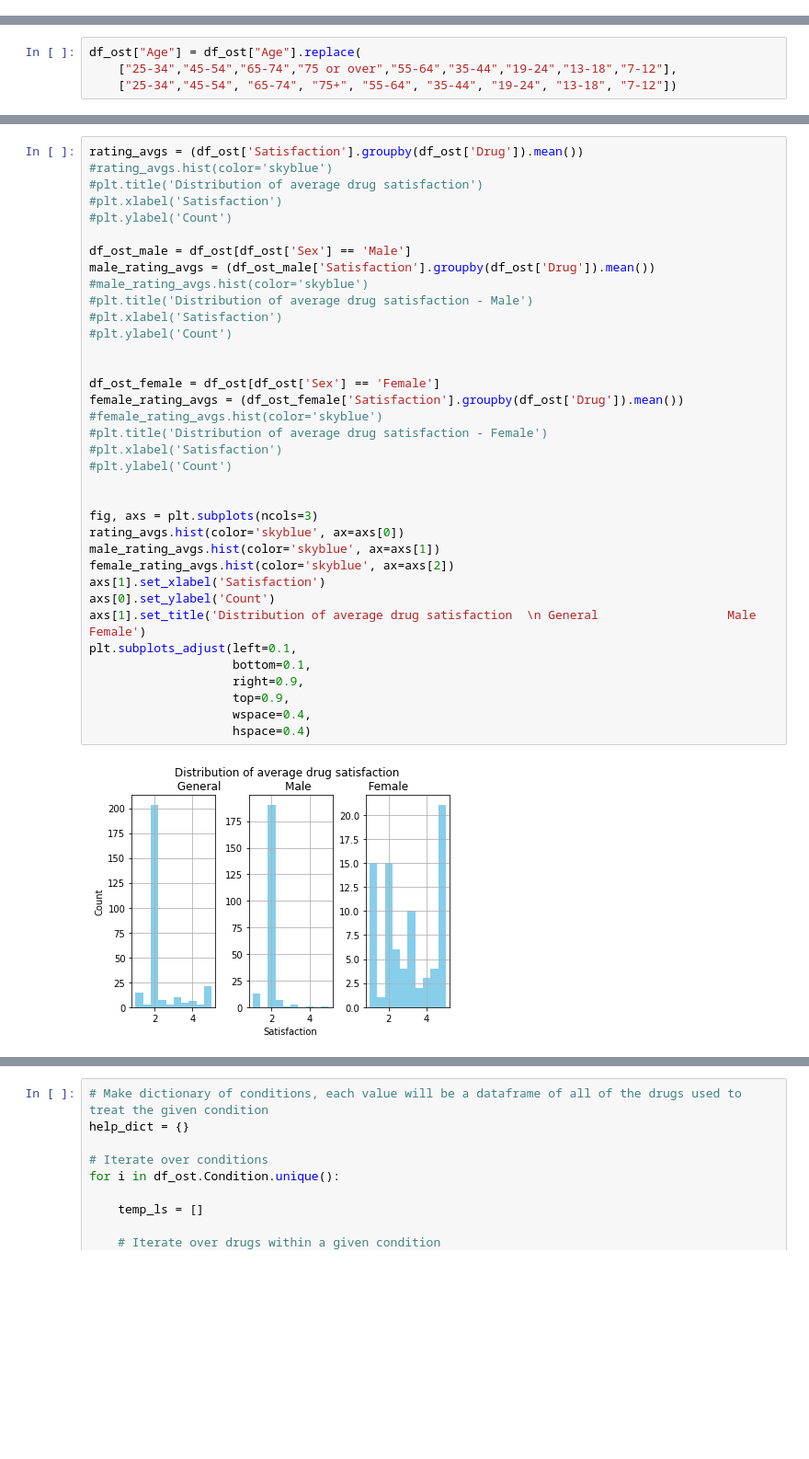
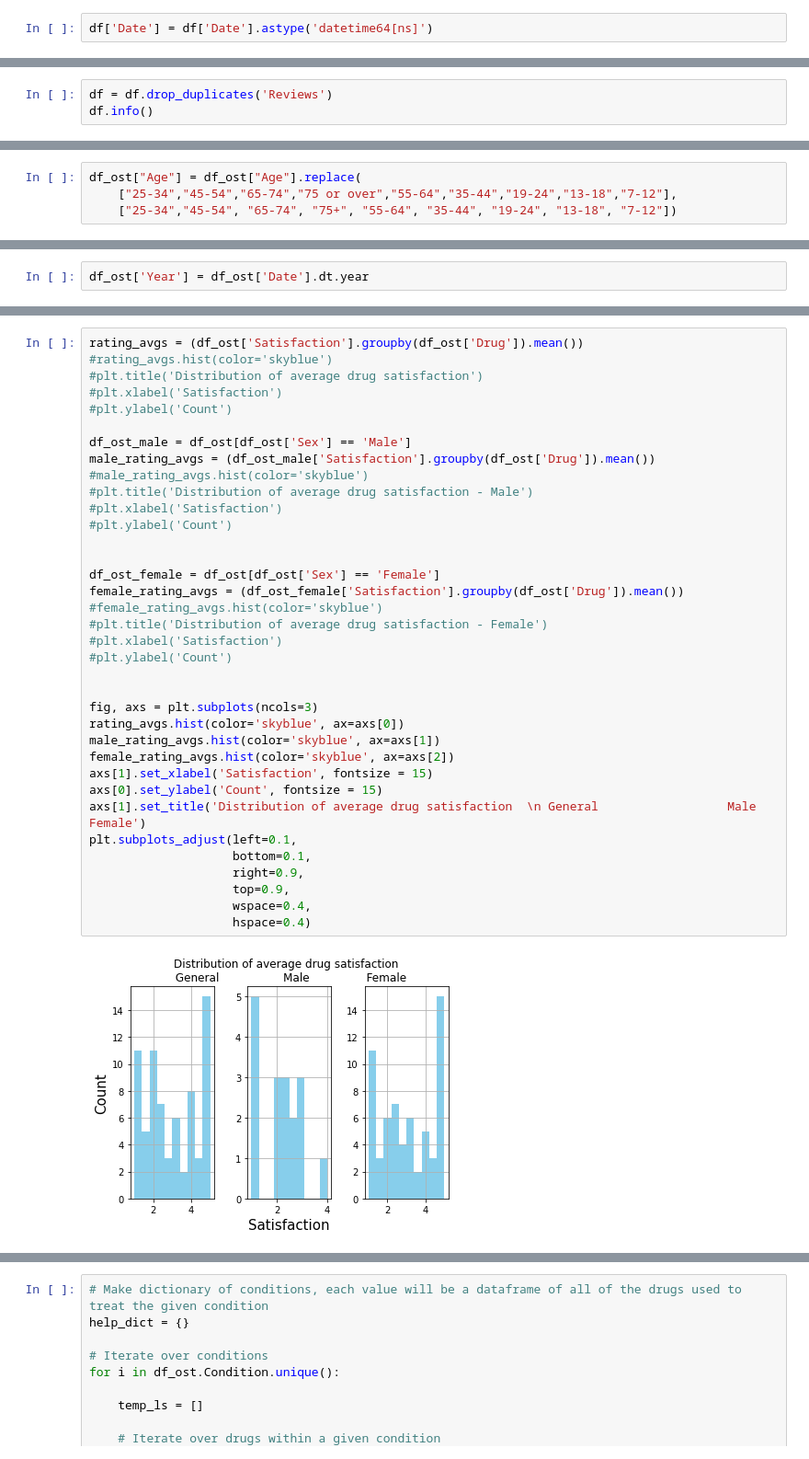
Before and after one commit to woonsupkim/DrugReview, a Jupyter notebook: EDA.ipynb, the cells around one changed output, grey strips where cells are left out. Shown at 92% size. Drawn from its saved outputs; the diff is of its cells as text; blank space fills up the shorter version.

```diff
--- a/EDA.ipynb
+++ b/EDA.ipynb
@@ -26,6 +27,8 @@ Data columns (total 12 columns):
  11  UsefulCount    2278 non-null   int64
 dtypes: int64(5), object(7)
 memory usage: 213.7+ KB
+# %%
+df['Date'] = df['Date'].astype('datetime64[ns]')
 # %%
 min(df['Date'])
 # %% [output]
@@ -63,0 +40,3 @@ print(df['Age'].unique().size)
+# %%
+df = df.drop_duplicates('Reviews')
+df.info()
@@ -131,3 +131,5 @@ number of females:  1643
+# %%
+df_ost['Year'] = df_ost['Date'].dt.year
 # %%
 plt.title('Distribution of Satisfaction')
 sns.histplot(x="Satisfaction", color = 'skyblue', data = df_ost)
@@ -158,35 +160,35 @@ rating_avgs = (df_ost['Satisfaction'].groupby(df_ost['Drug']).mean())
 #plt.ylabel('Count')
 
 df_ost_male = df_ost[df_ost['Sex'] == 'Male']
 male_rating_avgs = (df_ost_male['Satisfaction'].groupby(df_ost['Drug']).mean())
 #male_rating_avgs.hist(color='skyblue')
 #plt.title('Distribution of average drug satisfaction - Male')
 #plt.xlabel('Satisfaction')
 #plt.ylabel('Count')
 
 
 df_ost_female = df_ost[df_ost['Sex'] == 'Female']
 female_rating_avgs = (df_ost_female['Satisfaction'].groupby(df_ost['Drug']).mean())
 #female_rating_avgs.hist(color='skyblue')
 #plt.title('Distribution of average drug satisfaction - Female')
 #plt.xlabel('Satisfaction')
 #plt.ylabel('Count')
 
 
 fig, axs = plt.subplots(ncols=3)
 rating_avgs.hist(color='skyblue', ax=axs[0])
 male_rating_avgs.hist(color='skyblue', ax=axs[1])
 female_rating_avgs.hist(color='skyblue', ax=axs[2])
-axs[1].set_xlabel('Satisfaction')
-axs[0].set_ylabel('Count')
+axs[1].set_xlabel('Satisfaction', fontsize = 15)
+axs[0].set_ylabel('Count', fontsize = 15)
 axs[1].set_title('Distribution of average drug satisfaction  \n General                  Male                Female')
 plt.subplots_adjust(left=0.1,
                     bottom=0.1,
                     right=0.9,
                     top=0.9,
                     wspace=0.4,
                     hspace=0.4)
 # %% [output]
-[figure, old version]
+[figure, new version]
 # %%
 condition_dn = df_ost.groupby(['Condition'])['Drug'].nunique().sort_values(ascending=False)
```
Also changed, not shown: parts of 23 cells of this notebook.
